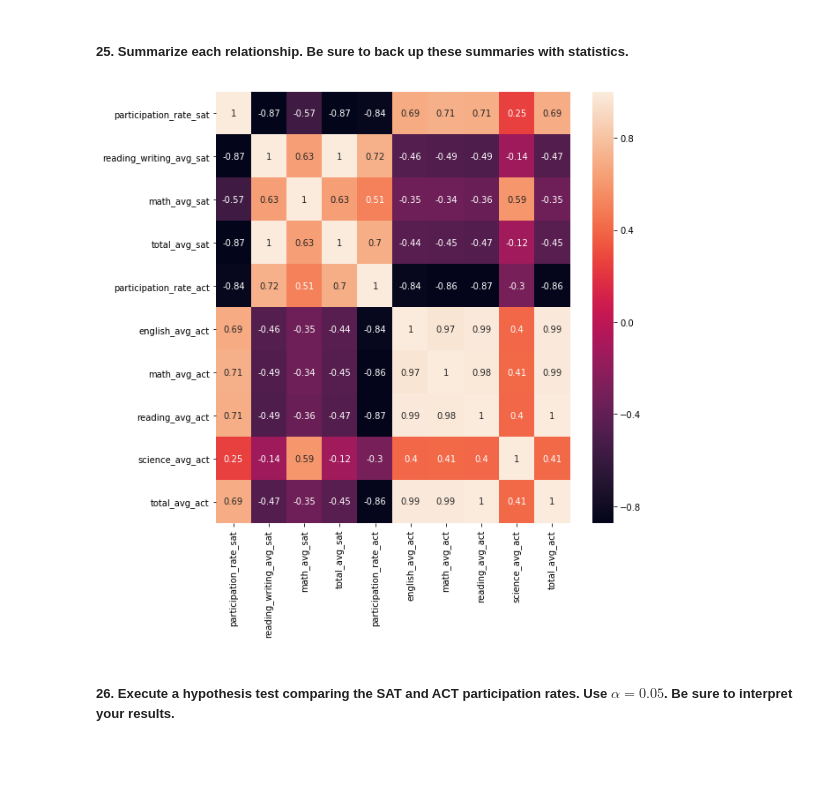
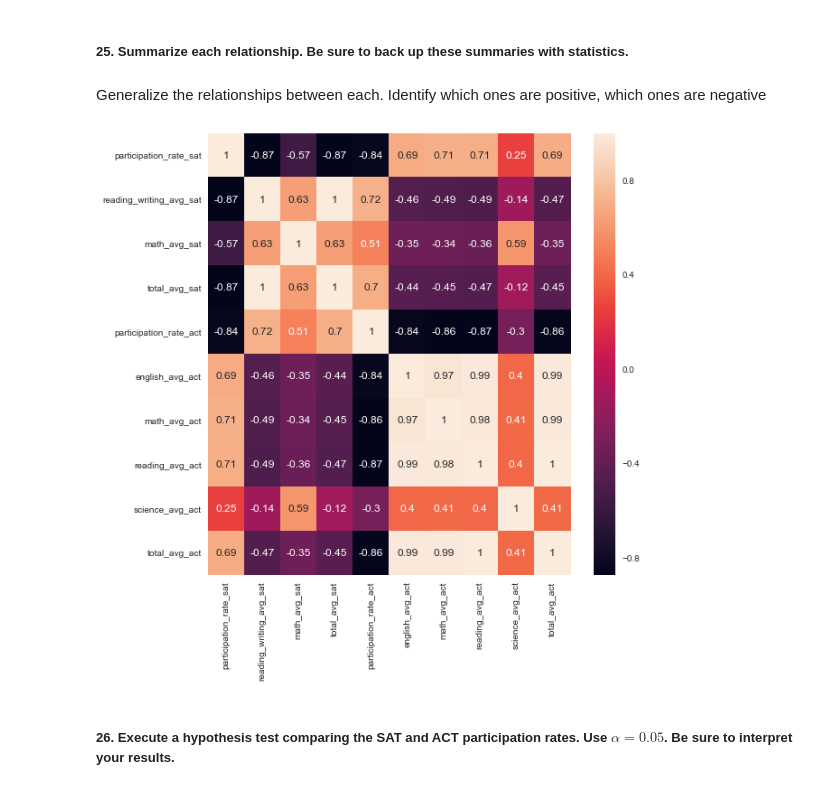
Before and after one commit to datanelson518/DSI-Project-1, a Jupyter notebook: code/starter-code-FINAL.ipynb, the cells around one changed output. Drawn from its saved outputs; the diff is of its cells as text; code cells hidden in the pictures; blank space fills up the shorter version.

```diff
--- a/code/starter-code-FINAL.ipynb
+++ b/code/starter-code-FINAL.ipynb
@@ -574,10 +599,13 @@ plt.tight_layout();
 # %% [markdown]
 ##### 25. Summarize each relationship. Be sure to back up these summaries with statistics.
+# %% [markdown]
+Generalize the relationships between each. Identify which ones are positive, which ones are negative
 # %%
 plt.figure(figsize=(9,9))
+sns.set(font_scale=1)
 sns.heatmap(country_exam_scores_df.corr(), annot=True);
 # %% [output]
-[figure, old version]
+[figure, new version]
 # %% [markdown]
 ##### 26. Execute a hypothesis test comparing the SAT and ACT participation rates. Use $\alpha = 0.05$. Be sure to interpret your results.
 # %%
```
Also changed, not shown: parts of 22 cells of this notebook, 1 other file.
